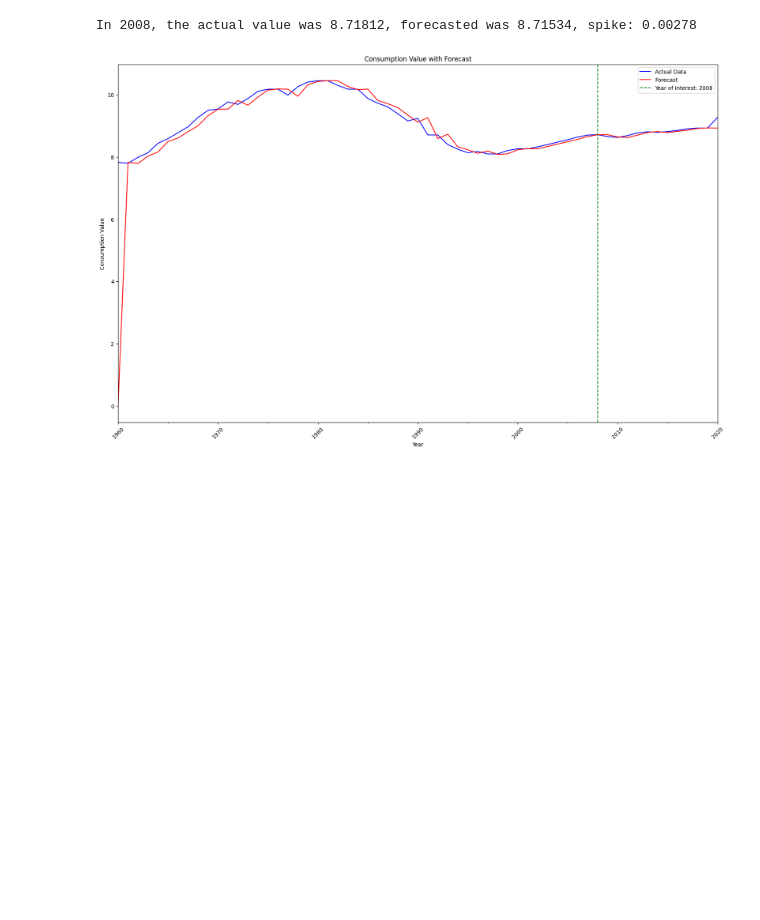
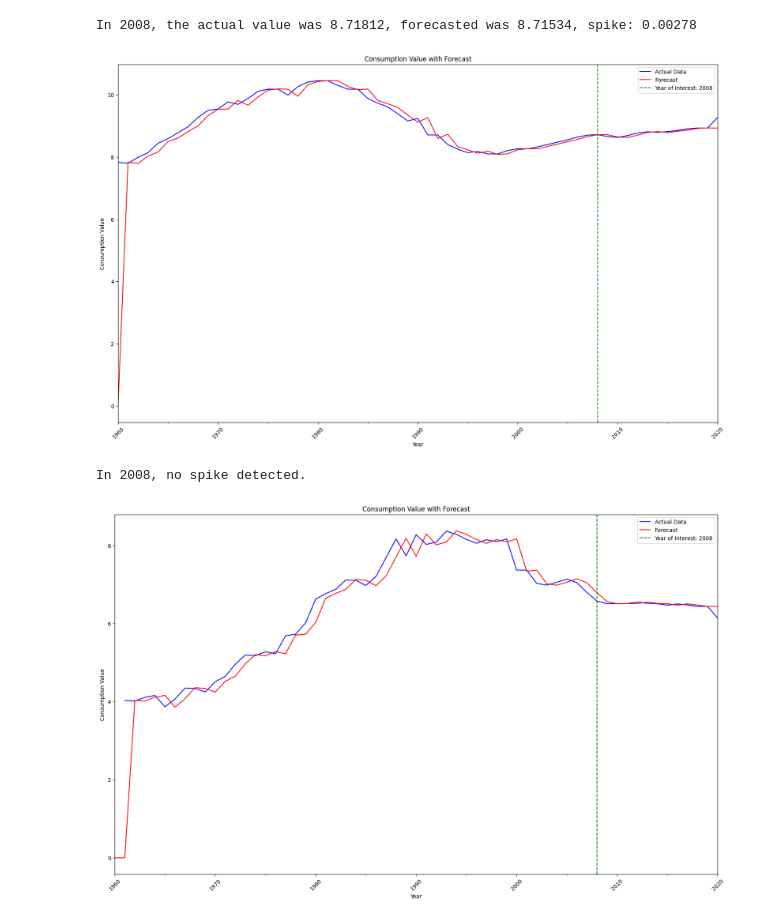
Before and after one commit to henqc/DS4002_CS3, a Jupyter notebook: Draft1.ipynb, the cells around one changed output. Drawn from its saved outputs; the diff is of its cells as text; code cells hidden in the pictures; blank space fills up the shorter version.

```diff
--- a/Draft1.ipynb
+++ b/Draft1.ipynb
@@ -104,0 +91,6 @@ display(US)
+# %%
+JPN.rename(columns={'JPN': 'ConsumptionValue'}, inplace=True)
+JPN.set_index('TimeDimensionValue', inplace=True)
+JPN = JPN.reset_index(drop=False) # Keep the 'TimeDimensionValue' column
+JPN.index = pd.to_datetime(JPN['TimeDimensionValue'], format='%Y')
+JPN = JPN.drop(columns=['TimeDimensionValue'])
@@ -250,18 +232,18 @@ import matplotlib.pyplot as plt
 from statsmodels.tsa.statespace.sarimax import SARIMAX
 import warnings
 
-model = SARIMAX(US['ConsumptionValue'], order=(0, 1, 1), seasonal_order=(0, 0, 0, 0))  # Adjust orders as needed
+model = SARIMAX(USA['ConsumptionValue'], order=(0, 1, 1), seasonal_order=(0, 0, 0, 0))  # Adjust orders as needed
 result = model.fit()
 
 # Step 3: Generate predictions for the entire series
-US['Forecast'] = result.predict(start=US.index[0], end=US.index[-1])
+USA['Forecast'] = result.predict(start=USA.index[0], end=USA.index[-1])
 
 # Step 4: Calculate spikes for specific years
 # For example, you want to analyze spikes in 2016 and 2020
 years_of_interest = [2008]
 for year in years_of_interest:
-    actual_value = US.loc[pd.to_datetime(str(year))]['ConsumptionValue']
-    forecasted_value = US.loc[pd.to_datetime(str(year))]['Forecast']
+    actual_value = USA.loc[pd.to_datetime(str(year))]['ConsumptionValue']
+    forecasted_value = USA.loc[pd.to_datetime(str(year))]['Forecast']
     spike = actual_value - forecasted_value
     if spike > 0:
         print(f"In {year}, the actual value was {actual_value:.5f}, forecasted was {forecasted_value:.5f}, spike: {spike:.5f}")
@@ -270,8 +252,8 @@ for year in years_of_interest:
 
 # Step 5: Plotting the actual vs forecast
 plt.figure(figsize=(20, 12))
-US['ConsumptionValue'].plot(legend=True, color='blue', label='Actual Data')
-US['Forecast'].plot(legend=True, color='red', label='Forecast')
+USA['ConsumptionValue'].plot(legend=True, color='blue', label='Actual Data')
+USA['Forecast'].plot(legend=True, color='red', label='Forecast')
 
 plt.title('Consumption Value with Forecast')
 plt.xlabel('Year')
@@ -283,3 +265,42 @@ plt.show()
 # %% [output]
 In 2008, the actual value was 8.71812, forecasted was 8.71534, spike: 0.00278
 [figure]
+# %%
+import pandas as pd
+import matplotlib.pyplot as plt
+from statsmodels.tsa.statespace.sarimax import SARIMAX
+import warnings
+
+model = SARIMAX(JPN['ConsumptionValue'], order=(0, 1, 1), seasonal_order=(0, 0, 0, 0))  # Adjust orders as needed
+result = model.fit()
+
+# Step 3: Generate predictions for the entire series
+JPN['Forecast'] = result.predict(start=JPN.index[0], end=JPN.index[-1])
+
+# Step 4: Calculate spikes for specific years
+# For example, you want to analyze spikes in 2016 and 2020
+years_of_interest = [2008]
+for year in years_of_interest:
+    actual_value = JPN.loc[pd.to_datetime(str(year))]['ConsumptionValue']
+    forecasted_value = JPN.loc[pd.to_datetime(str(year))]['Forecast']
+    spike = actual_value - forecasted_value
+    if spike > 0:
+        print(f"In {year}, the actual value was {actual_value:.5f}, forecasted was {forecasted_value:.5f}, spike: {spike:.5f}")
+    else:
+        print(f"In {year}, no spike detected.")
+
+# Step 5: Plotting the actual vs forecast
+plt.figure(figsize=(20, 12))
+JPN['ConsumptionValue'].plot(legend=True, color='blue', label='Actual Data')
+JPN['Forecast'].plot(legend=True, color='red', label='Forecast')
+
+plt.title('Consumption Value with Forecast')
+plt.xlabel('Year')
+plt.ylabel('Consumption Value')
+plt.xticks(rotation=45)  # Rotate x labels for better visibility
+plt.axvline(pd.to_datetime("2008"), color='green', linestyle='--', label='Year of Interest: 2008')
+plt.legend()
+plt.show()
+# %% [output]
+In 2008, no spike detected.
+[figure, added]
```
Also changed, not shown: parts of 13 cells of this notebook.
